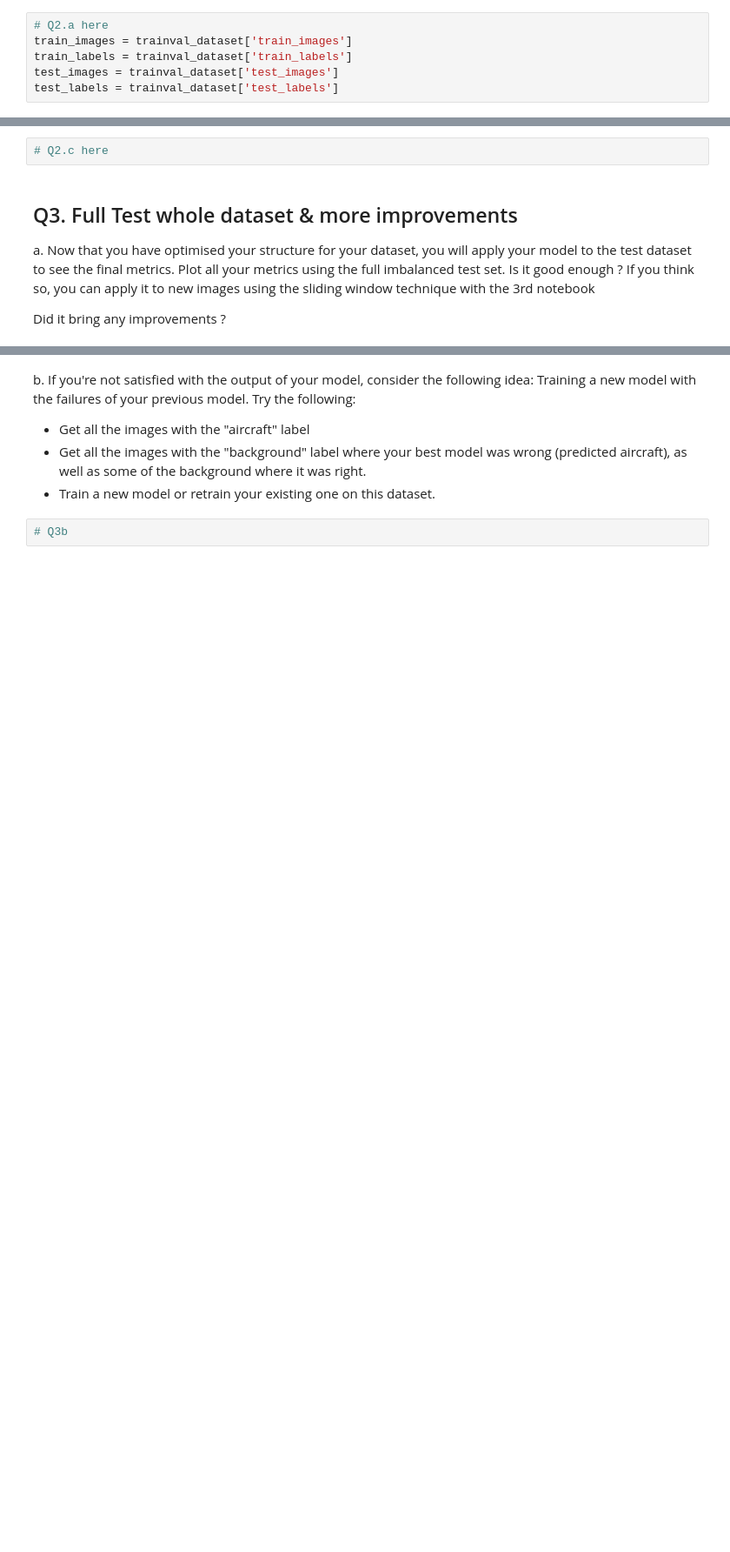
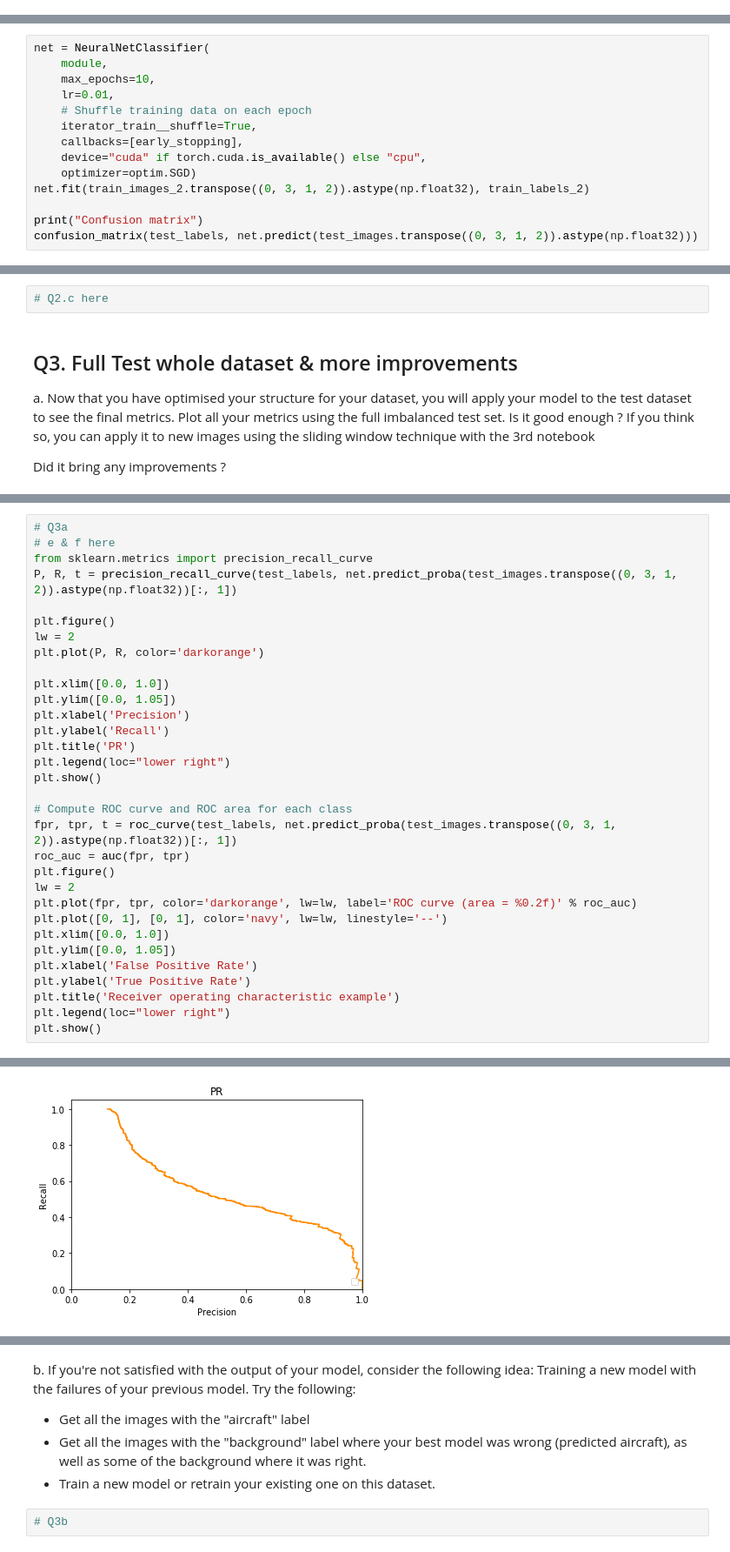
Before and after one commit to rescallier/isae-practical-deep-learning, a Jupyter notebook: 2_session_2_skorch_class_imbalance.ipynb, the cells around one changed output, grey strips where cells are left out. Shown: that part at 87% size. Cells and saved outputs as stored; diff of their text form; blank space fills up the shorter version.

```diff
--- a/2_session_2_skorch_class_imbalance.ipynb
+++ b/2_session_2_skorch_class_imbalance.ipynb
@@ -256,9 +253,3 @@ If you need help on this step, refer [to this tutorial on how to tackle imbalanc
 - **Don't forget to apply the same step on you train and validation dataset**
 
 Try to decide and a method to modify only the dataset and rerun your training. Did performance improve ?
-# %%
-# Q2.a here
-train_images = trainval_dataset['train_images']
-train_labels = trainval_dataset['train_labels']
-test_images = trainval_dataset['test_images']
-test_labels = trainval_dataset['test_labels']
@@ -264,0 +284,14 @@ test_labels = trainval_dataset['test_labels']
+# %%
+net = NeuralNetClassifier(
+    module,
+    max_epochs=10,
+    lr=0.01,
+    # Shuffle training data on each epoch
+    iterator_train__shuffle=True,
+    callbacks=[early_stopping],
+    device="cuda" if torch.cuda.is_available() else "cpu",
+    optimizer=optim.SGD)
+net.fit(train_images_2.transpose((0, 3, 1, 2)).astype(np.float32), train_labels_2)
+
+print("Confusion matrix")
+confusion_matrix(test_labels, net.predict(test_images.transpose((0, 3, 1, 2)).astype(np.float32)))
@@ -304,0 +419,33 @@ Did it bring any improvements ?
+# %%
+# Q3a
+# e & f here
+from sklearn.metrics import precision_recall_curve
+P, R, t = precision_recall_curve(test_labels, net.predict_proba(test_images.transpose((0, 3, 1, 2)).astype(np.float32))[:, 1])
+
+plt.figure()
+lw = 2
+plt.plot(P, R, color='darkorange')
+
+plt.xlim([0.0, 1.0])
+plt.ylim([0.0, 1.05])
+plt.xlabel('Precision')
+plt.ylabel('Recall')
+plt.title('PR')
+plt.legend(loc="lower right")
+plt.show()
+
+# Compute ROC curve and ROC area for each class
+fpr, tpr, t = roc_curve(test_labels, net.predict_proba(test_images.transpose((0, 3, 1, 2)).astype(np.float32))[:, 1])
+roc_auc = auc(fpr, tpr)
+plt.figure()
+lw = 2
+plt.plot(fpr, tpr, color='darkorange', lw=lw, label='ROC curve (area = %0.2f)' % roc_auc)
+plt.plot([0, 1], [0, 1], color='navy', lw=lw, linestyle='--')
+plt.xlim([0.0, 1.0])
+plt.ylim([0.0, 1.05])
+plt.xlabel('False Positive Rate')
+plt.ylabel('True Positive Rate')
+plt.title('Receiver operating characteristic example')
+plt.legend(loc="lower right")
+plt.show()
+# %% [output]
@@ -304,0 +453 @@ Did it bring any improvements ?
+[figure, added]
```
Also changed, not shown: parts of 16 cells of this notebook.
